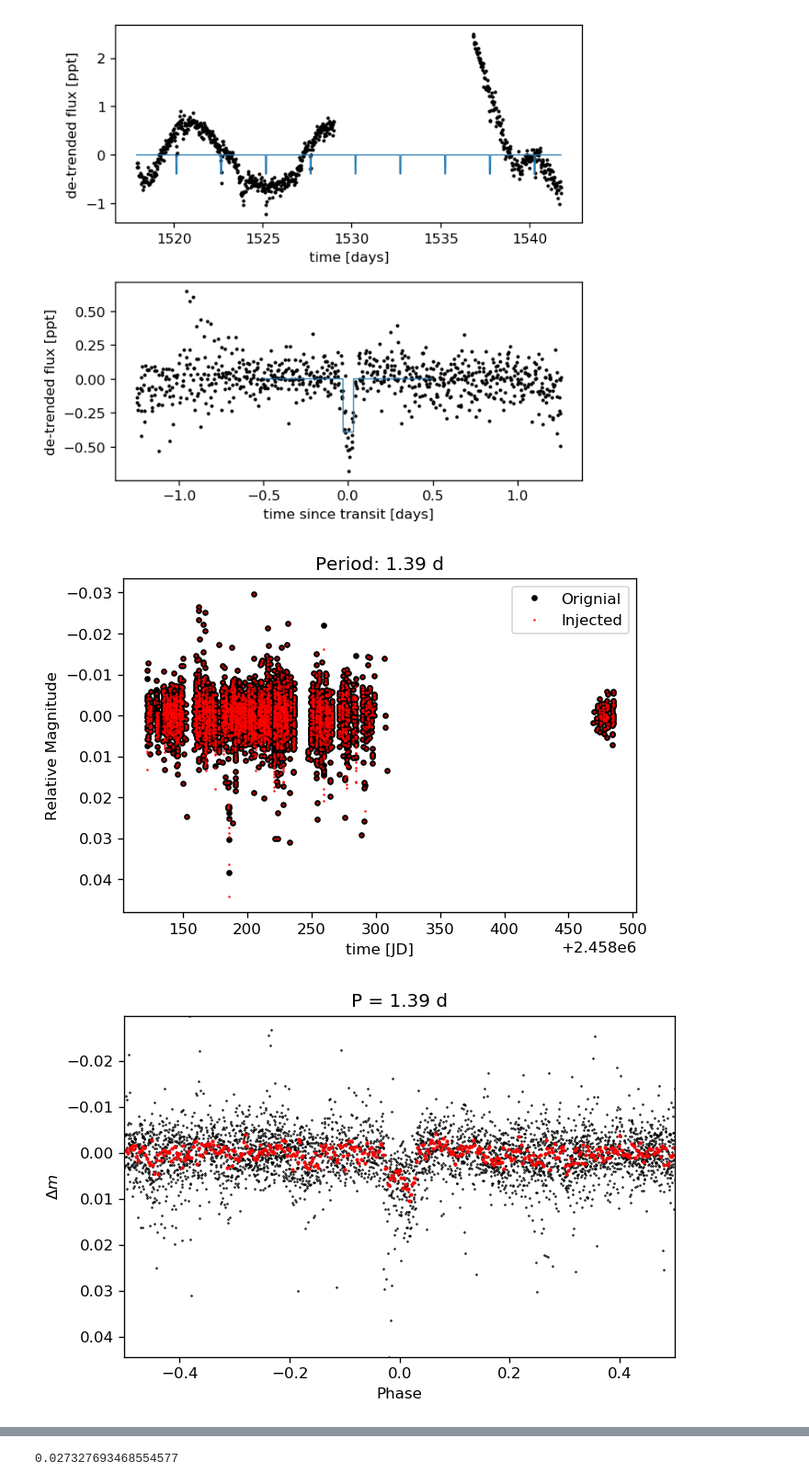
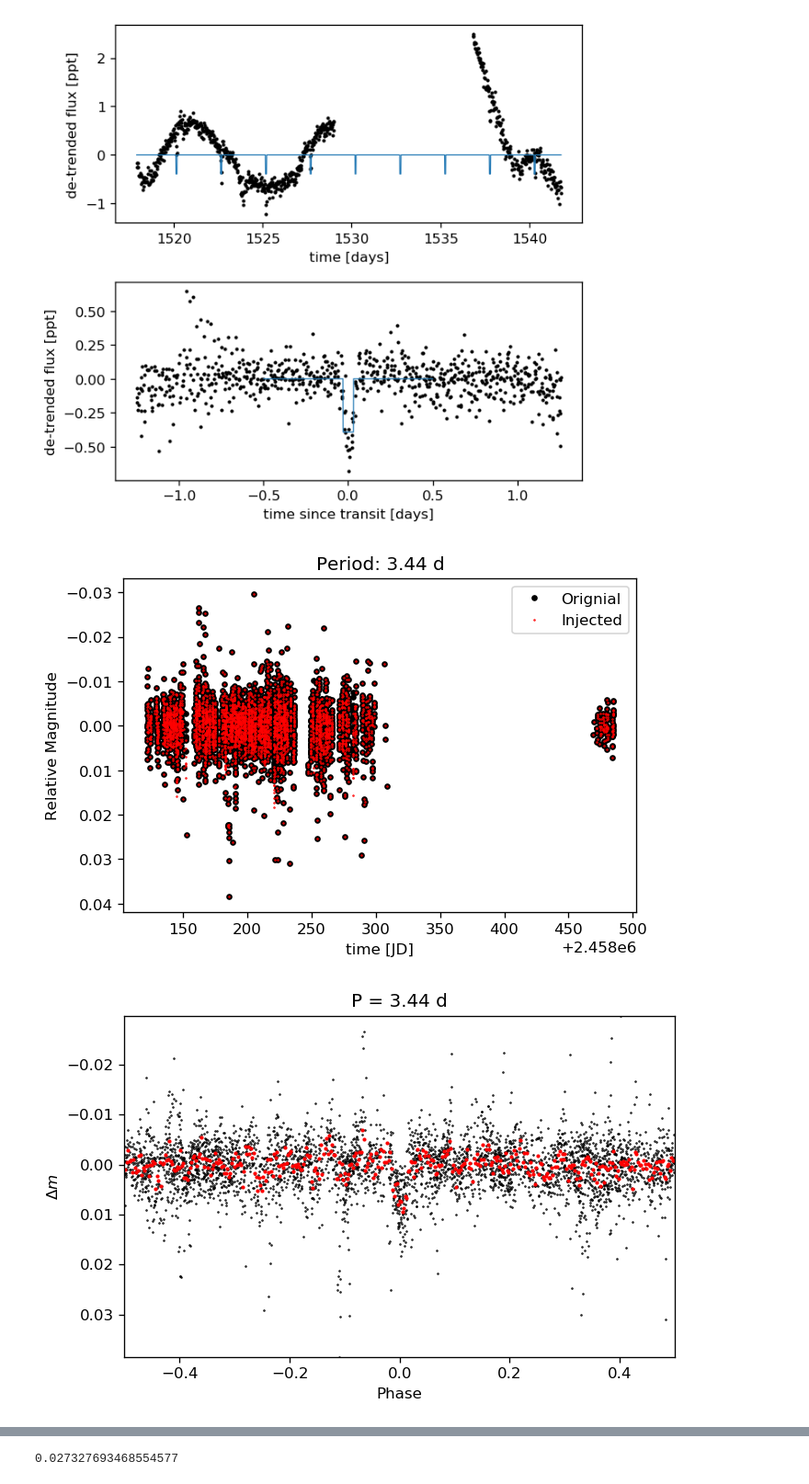
Before and after one commit to ruoyanwangdr/Dectection-of-Bright-Transiting-Exoplanet-with-MASCARA-TESS, a Jupyter notebook: ls_1562404.ipynb, the cells around one changed output, grey strips where cells are left out. Shown: that part at 92% size. Cells and saved outputs as stored; diff of their text form; code cells hidden in the pictures.

```diff
--- a/ls_1562404.ipynb
+++ b/ls_1562404.ipynb
@@ -219,7 +219,7 @@ def spec_digitize_median(x,y,numbins):
 
 params = batman.TransitParams() # object to store the transit parameters
 params.t0 = 0.0 # time of inferior conjunction
-params.per = 1.39#2.519 # orbital period (days)
+params.per = 3.44#2.519 # orbital period (days)
 params.rp = np.sqrt(0.005)#(R_jup*0.7)/R_sun # planet radius (in units of stellar radii)
 
 # calculate semi-major axis from orbital period value
@@ -266,33 +266,33 @@ plt.legend()
 P = params.per # Days
 #epoch = T0+1469.474 # BTJD
 
 #tess_phase=((tess_time-epoch)%P)
 #tess_phase = np.array([tess_phase[i]/P if tess_phase[i] < P/2.
 #                       else (tess_phase[i]-P)/P for i in range(len(tess_phase))])
 
 
 #phase = (lsc_jd)/P
 phase = np.mod(((lsw_jd)/P)+.5, 1)-.5
 #phase = t % P
 
 #phase = (t - epoch) % P
 #phase = np.array([phase[i]/P if phase[i] < P/2.
 #                       else (phase[i]-P)/P for i in range(len(phase))])
 
 binned_phase, binned_mag = spec_digitize_median(phase, injected_mag, 400)
 
 plt.figure()
 plt.xlim(phase.min(),phase.max())
 plt.ylim(injected_mag.min(),injected_mag.max())
 plt.plot(phase, injected_mag, '.k', ms=1, label='Signal')
 plt.plot(binned_phase, binned_mag, '.r', ms=3, label='Binned')
 plt.gca().invert_yaxis()
 plt.title("P = {0} d".format(params.per))
 plt.xlabel("Phase")
 plt.ylabel(r'$\Delta m$')
 #plt.legend()
 plt.tight_layout()
-plt.savefig('ascc_1562404_injected_phasefold_p{0}.png'.format(params.per))
+plt.savefig('ascc_1562404_injected_phasefold_p{0}.png'.format(round(params.per*100)))
 # %% [output]
-[figure, old version]
+[figure, new version]
-[figure, old version]
+[figure, new version]
```
Also changed, not shown: parts of 7 cells of this notebook.
